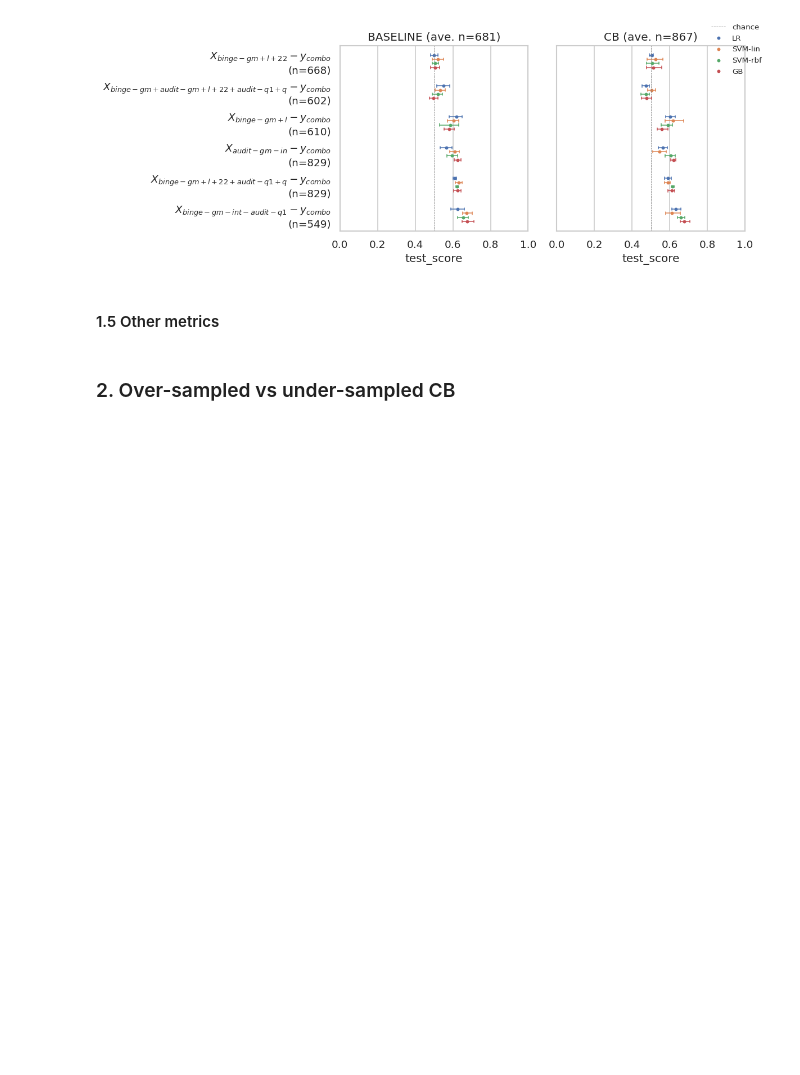
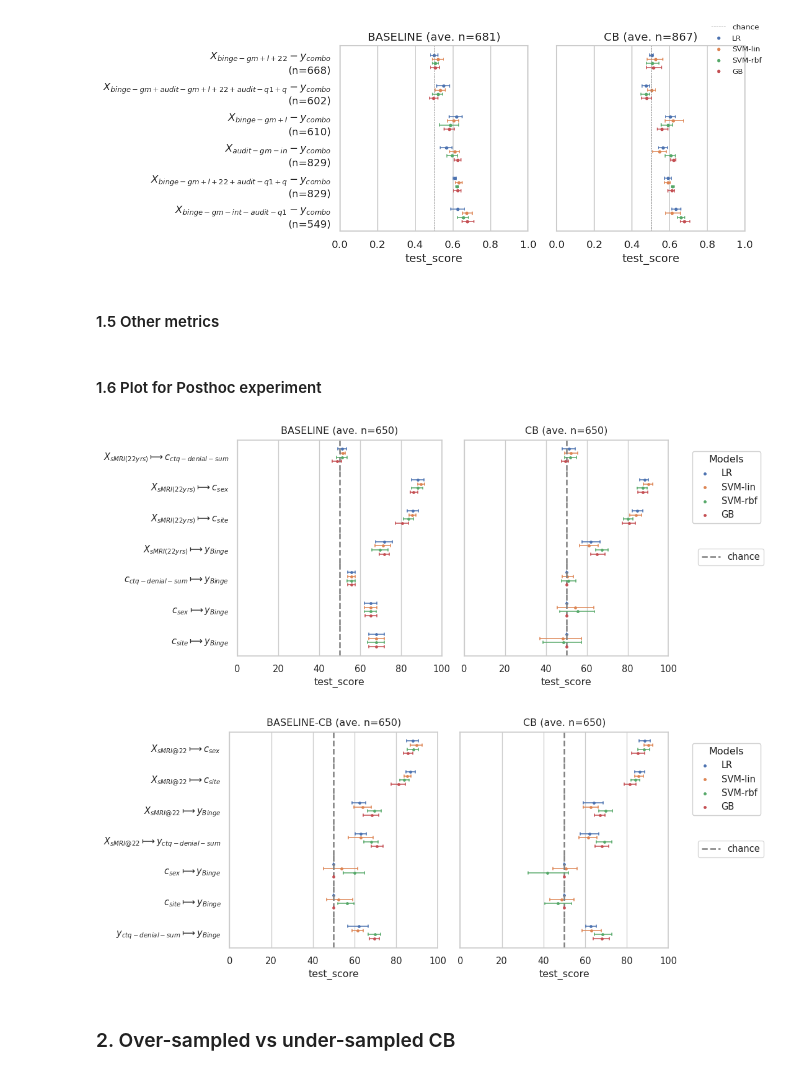
Before and after one commit to RoshanRane/ML_for_IMAGEN, a Jupyter notebook: MLpipelines/plot_results.ipynb, the cells around one changed output. Drawn from its saved outputs; the diff is of its cells as text; code cells hidden in the pictures; blank space fills up the shorter version.

Commit message:
added a new cc method called baseline-cb for posthoc experiments

```diff
--- a/MLpipelines/plot_results.ipynb
+++ b/MLpipelines/plot_results.ipynb
@@ -251,6 +251,15 @@ plot_result(df, x="specificity", no_confs=False, input_type='sMRI (22yrs)')
 plt.show()
 plot_result(df, x="sensitivity", no_confs=False, input_type='sMRI (22yrs)')
 plt.show()
+# %% [markdown]
+#### 1.6 Plot for Posthoc experiment
+# %%
+df = pd.read_csv("/ritter/roshan/workspace/imagen_ml/MLpipelines/results/posthoc-cc-ctq-denial-su-n650/20220107-1407/run.csv")
+plot_result(df, x="test_score", input_type='sMRI@22yr')
+plt.show()
+# %% [output]
+[figure, added]
+[figure, added]
 # %% [markdown]
 ### 2. Over-sampled vs under-sampled CB
 # %%
```
Also changed, not shown: 5 other files.
